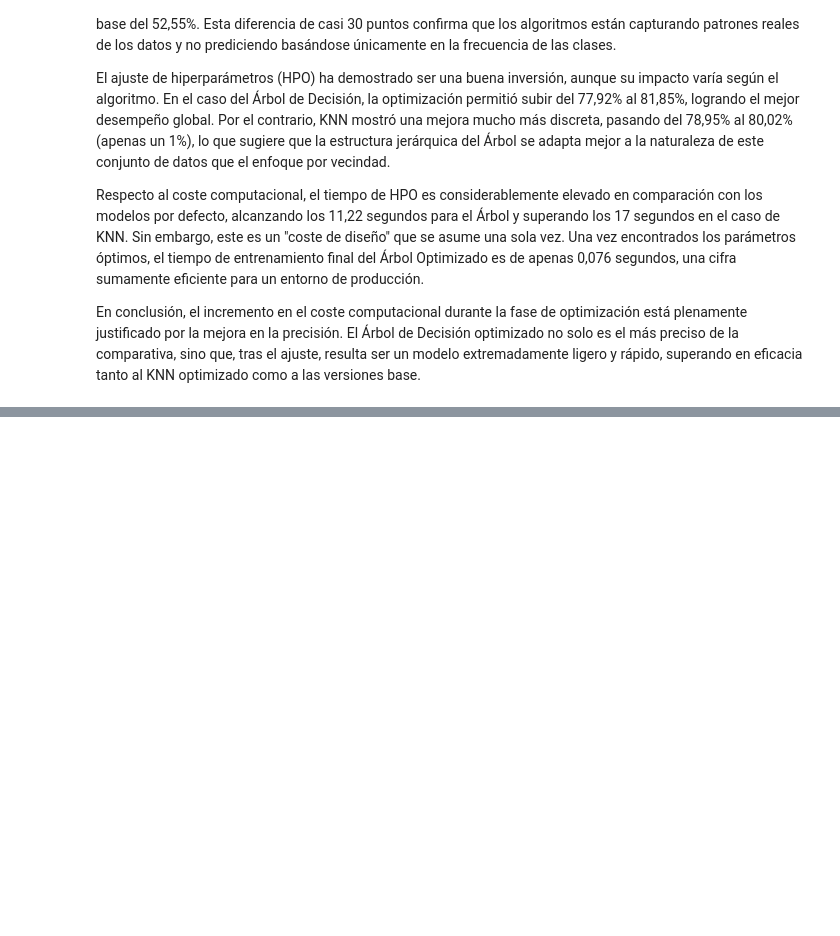
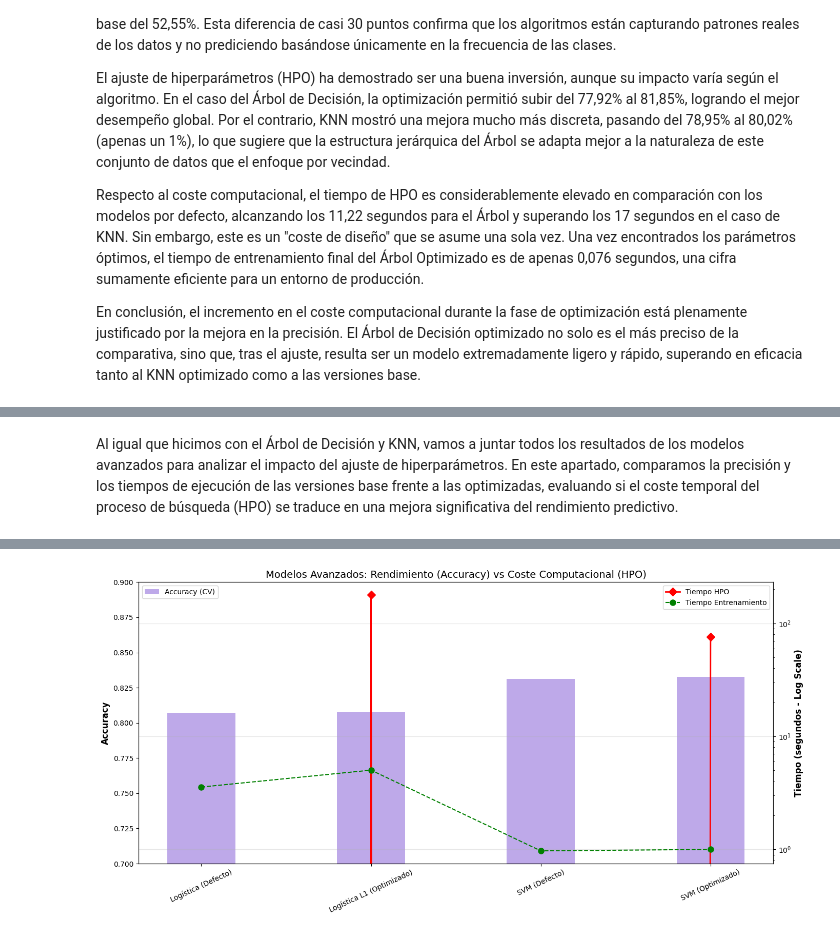
Before and after one commit to mmanchado6/P1_Machine_learning, a Jupyter notebook: Notebook.ipynb, the cells around one changed output, grey strips where cells are left out. Drawn from its saved outputs; the diff is of its cells as text; code cells hidden in the pictures; blank space fills up the shorter version.

Commit message:
Métodos avanzados: Modelos Lineales y SVMs completamente acabados

```diff
--- a/Notebook.ipynb
+++ b/Notebook.ipynb
@@ -633,0 +854,78 @@ En conclusión, el incremento en el coste computacional durante la fase de optim
+# %% [markdown]
+Al igual que hicimos con el Árbol de Decisión y KNN, vamos a juntar todos los resultados de los modelos avanzados para analizar el impacto del ajuste de hiperparámetros. En este apartado, comparamos la precisión y los tiempos de ejecución de las versiones base frente a las optimizadas, evaluando si el coste temporal del proceso de búsqueda (HPO) se traduce en una mejora significativa del rendimiento predictivo.
+# %%
+import time
+import pandas as pd
+import matplotlib.pyplot as plt
+
+# Realizamos el entrenamiento de los modelos optimizados para medir solo el tiempo de entrenamiento final
+# Logística L1
+start = time.time()
+optuna_l1.best_estimator_.fit(X_train, y_train)
+tiempo_refit_l1 = time.time() - start
+
+# SVM (Optimizado)
+start = time.time()
+optuna_svm.best_estimator_.fit(X_train, y_train)
+tiempo_refit_svm = time.time() - start
+
+# Agrupamos la información
+datos_comparativa_adv = [
+    {
+        "Modelo": "Logística (Defecto)",
+        "Accuracy": resultados_avanzados_def['Regresión Logística (sin L1)']['accuracy'],
+        "Tiempo HPO (s)": 0,
+        "Tiempo Entrenamiento (s)": resultados_avanzados_def['Regresión Logística (sin L1)']['tiempo']
+    },
+    {
+        "Modelo": "Logística L1 (Optimizado)",
+        "Accuracy": optuna_l1.best_score_,
+        "Tiempo HPO (s)": t_l1,
+        "Tiempo Entrenamiento (s)": tiempo_refit_l1
+    },
+    {
+        "Modelo": "SVM (Defecto)",
+        "Accuracy": resultados_avanzados_def['SVM']['accuracy'],
+        "Tiempo HPO (s)": 0,
+        "Tiempo Entrenamiento (s)": resultados_avanzados_def['SVM']['tiempo']
+    },
+    {
+        "Modelo": "SVM (Optimizado)",
+        "Accuracy": optuna_svm.best_score_,
+        "Tiempo HPO (s)": t_svm,
+        "Tiempo Entrenamiento (s)": tiempo_refit_svm
+    }
+]
+
+# Creamos el DataFrame y mostramos la tabla
+df_final_adv = pd.DataFrame(datos_comparativa_adv)
+display(df_final_adv.sort_values(by="Accuracy", ascending=False).reset_index(drop=True))
+
+# Generamos el gráfico visual de Rendimiento vs Coste
+fig, ax1 = plt.subplots(figsize=(14, 7))
+
+# Barras de Accuracy
+x = range(len(df_final_adv))
+ax1.bar(x, df_final_adv['Accuracy'], width=0.4, label='Accuracy (CV)', color='mediumpurple', alpha=0.6)
+ax1.set_ylabel('Accuracy', fontsize=12, fontweight='bold')
+
+# Ajustamos el límite inferior del eje Y para apreciar mejor las diferencias entre 80% y 85%
+ax1.set_ylim(0.70, 0.90)
+ax1.set_xticks(x)
+ax1.set_xticklabels(df_final_adv['Modelo'], rotation=25)
+
+# Eje derecho para tiempos (escala logarítmica)
+ax2 = ax1.twinx()
+ax2.plot(x, df_final_adv['Tiempo HPO (s)'], color='red', marker='D', markersize=8, label='Tiempo HPO', linewidth=2)
+ax2.plot(x, df_final_adv['Tiempo Entrenamiento (s)'], color='green', marker='o', markersize=8, label='Tiempo Entrenamiento', linestyle='--')
+
+ax2.set_ylabel('Tiempo (segundos - Log Scale)', fontsize=12, fontweight='bold')
+ax2.set_yscale('log')
+
+plt.title('Modelos Avanzados: Rendimiento (Accuracy) vs Coste Computacional (HPO)', fontsize=14)
+ax1.legend(loc='upper left')
+ax2.legend(loc='upper right')
+plt.grid(axis='y', alpha=0.3)
+plt.tight_layout()
+plt.show()
+# %% [output]
@@ -633,0 +937 @@ En conclusión, el incremento en el coste computacional durante la fase de optim
+[figure, added]
```
Also changed, not shown: parts of 16 cells of this notebook.
